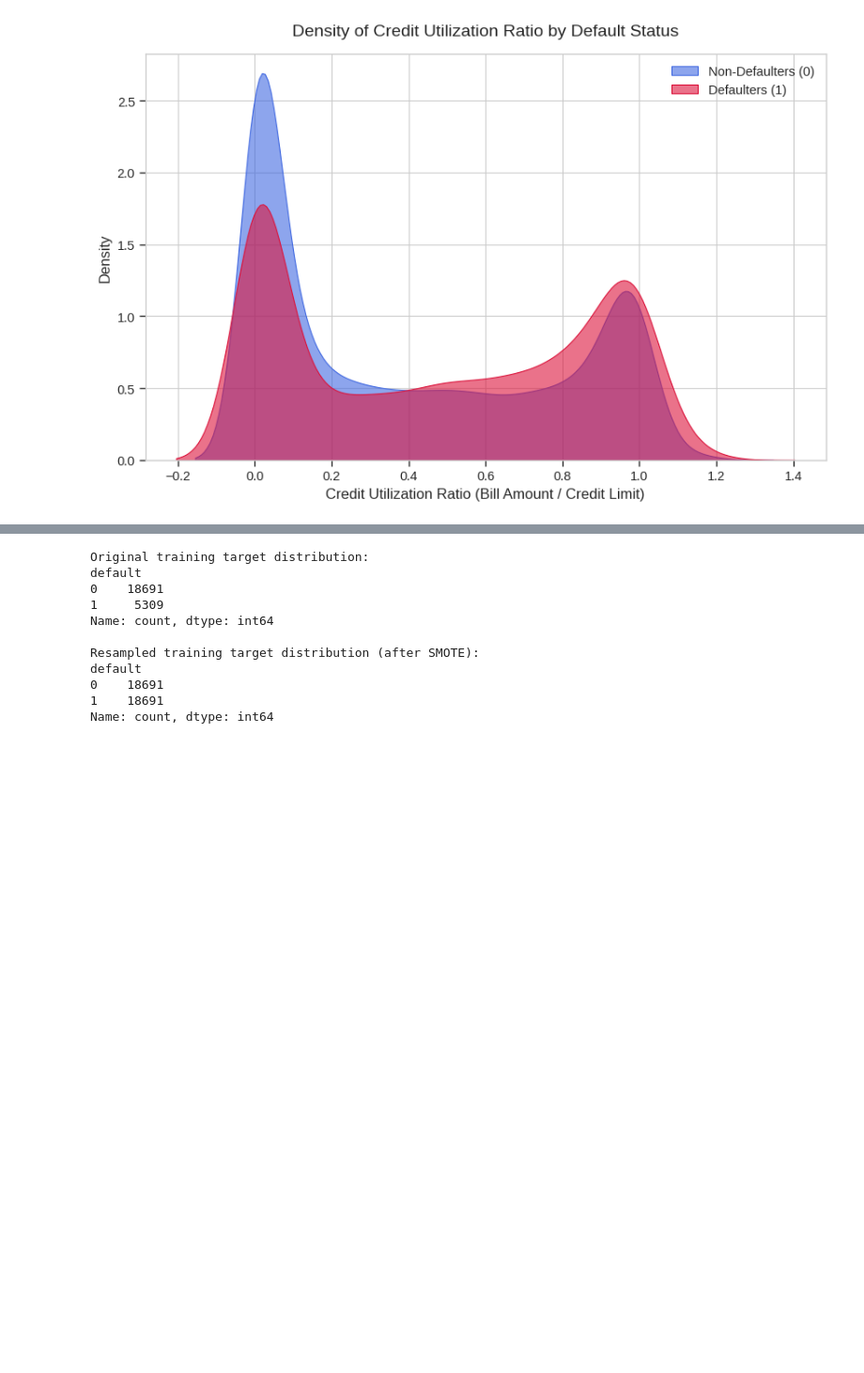
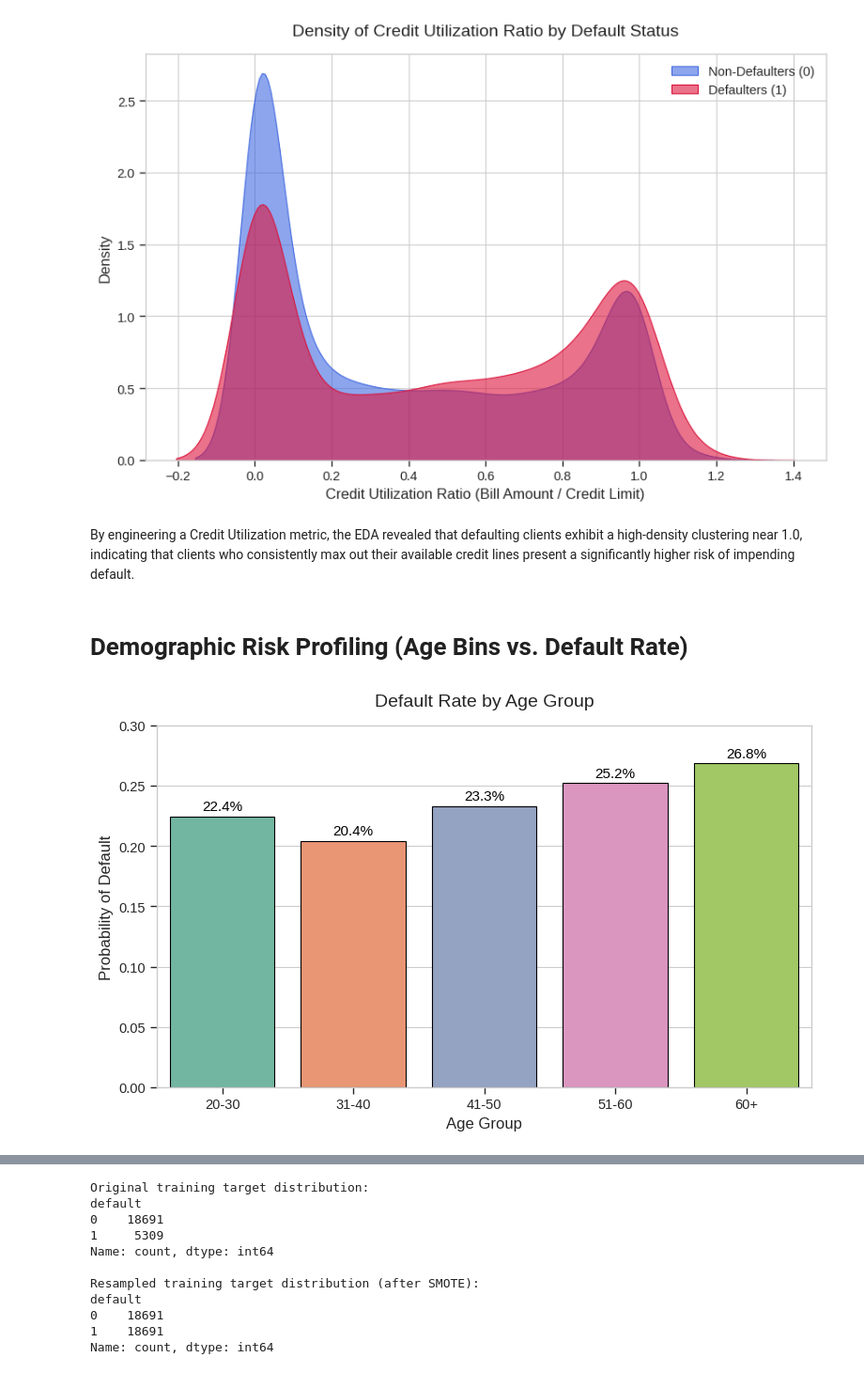
Before and after one commit to Annet-Maria/Credit-Card-Default-Prediction, a Jupyter notebook: UCI_Credit_card.ipynb, the cells around one changed output, grey strips where cells are left out. Shown at 94% size. Drawn from its saved outputs; the diff is of its cells as text; code cells hidden in the pictures; blank space fills up the shorter version.

Commit message:
Added Demographic Risk Profiling

```diff
--- a/UCI_Credit_card.ipynb
+++ b/UCI_Credit_card.ipynb
@@ -280,3 +280,36 @@ plt.legend()
 plt.show()
 # %% [output]
 [figure]
+# %% [markdown]
+By engineering a Credit Utilization metric, the EDA revealed that defaulting clients exhibit a high-density clustering near 1.0, indicating that clients who consistently max out their available credit lines present a significantly higher risk of impending default.
+# %% [markdown]
+# Demographic Risk Profiling (Age Bins vs. Default Rate)
+# %%
+import pandas as pd
+import matplotlib.pyplot as plt
+import seaborn as sns
+
+# 1. Create Age Bins (e.g., 20s, 30s, 40s, 50s, 60+)
+bins = [20, 30, 40, 50, 60, 100]
+labels = ['20-30', '31-40', '41-50', '51-60', '60+']
+df['AGE_GROUP'] = pd.cut(df['AGE'], bins=bins, labels=labels, right=True)
+
+# 2. Calculate the default rate for each age group
+age_default_rate = df.groupby('AGE_GROUP')['default'].mean().reset_index()
+
+# 3. Create a Bar Chart
+plt.figure(figsize=(9, 5))
+sns.barplot(x='AGE_GROUP', y='default', data=age_default_rate, palette='Set2', edgecolor='black')
+
+# Add the exact percentages on top of the bars
+for index, row in age_default_rate.iterrows():
+    plt.text(index, row['default'] + 0.005, f"{row['default']*100:.1f}%",
+             color='black', ha="center", fontsize=11)
+
+plt.title('Default Rate by Age Group', fontsize=14, pad=15)
+plt.xlabel('Age Group', fontsize=12)
+plt.ylabel('Probability of Default', fontsize=12)
+plt.ylim(0, 0.3) # Set y-axis limit to make differences clearer
+plt.show()
+# %% [output]
+[figure, added]
```
Also changed, not shown: parts of 1 cell of this notebook.
